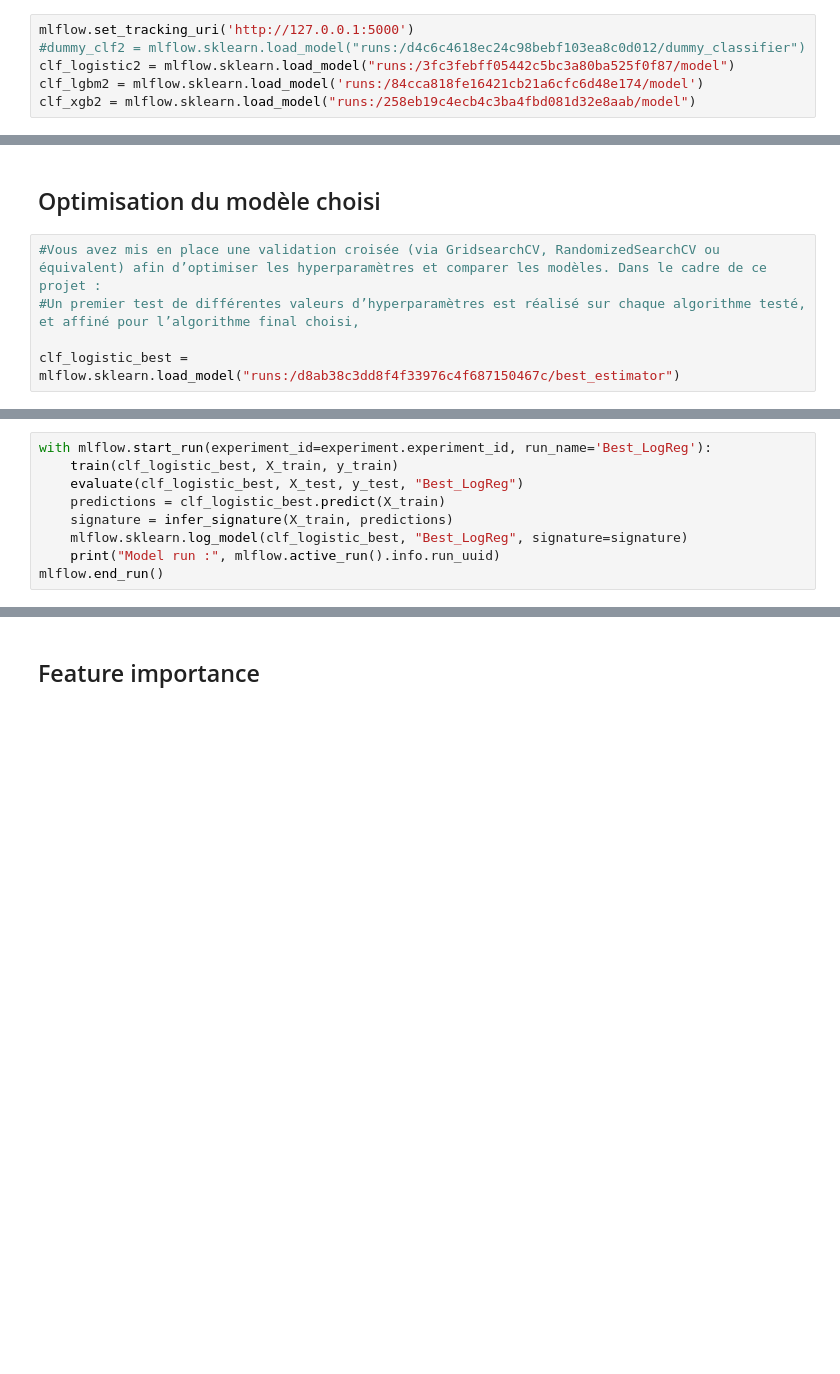
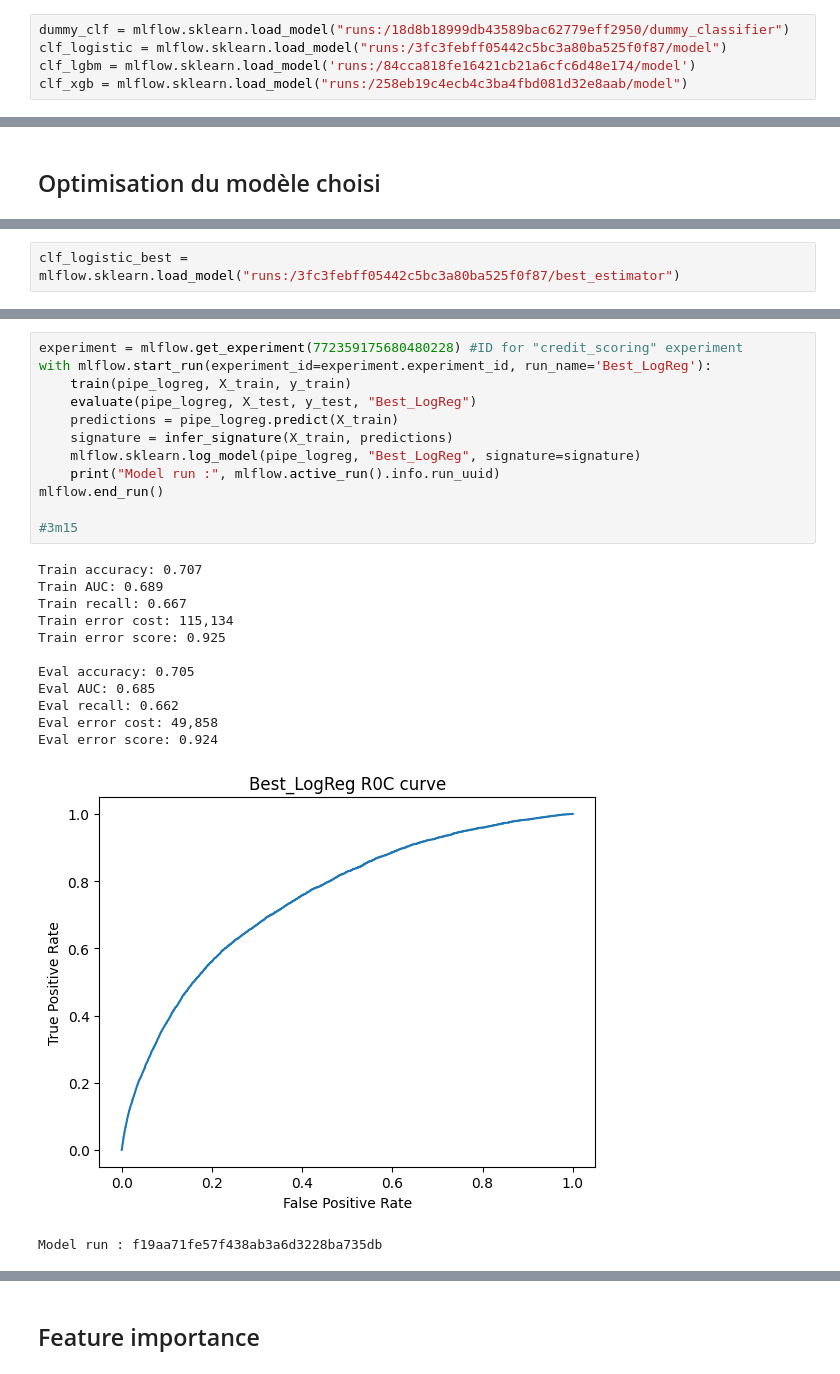
Before and after one commit to estellec18/modele_de_scoring, a Jupyter notebook: 02_Modelisation.ipynb, the cells around one changed output, grey strips where cells are left out. Cells and saved outputs as stored; diff of their text form; blank space fills up the shorter version.

```diff
--- a/02_Modelisation.ipynb
+++ b/02_Modelisation.ipynb
@@ -655,6 +654,5 @@ mlflow.autolog(disable=True)
 # %%
-mlflow.set_tracking_uri('http://127.0.0.1:5000')
-#dummy_clf2 = mlflow.sklearn.load_model("runs:/d4c6c4618ec24c98bebf103ea8c0d012/dummy_classifier")
-clf_logistic2 = mlflow.sklearn.load_model("runs:/3fc3febff05442c5bc3a80ba525f0f87/model")
-clf_lgbm2 = mlflow.sklearn.load_model('runs:/84cca818fe16421cb21a6cfc6d48e174/model')
-clf_xgb2 = mlflow.sklearn.load_model("runs:/258eb19c4ecb4c3ba4fbd081d32e8aab/model")
+dummy_clf = mlflow.sklearn.load_model("runs:/18d8b18999db43589bac62779eff2950/dummy_classifier")
+clf_logistic = mlflow.sklearn.load_model("runs:/3fc3febff05442c5bc3a80ba525f0f87/model")
+clf_lgbm = mlflow.sklearn.load_model('runs:/84cca818fe16421cb21a6cfc6d48e174/model')
+clf_xgb = mlflow.sklearn.load_model("runs:/258eb19c4ecb4c3ba4fbd081d32e8aab/model")
@@ -810,7 +807,2 @@ Le modèle XGBoost génère le plus de revenue au total (même en prenant en com
 # %% [markdown]
 ## Optimisation du modèle choisi
-# %%
-#Vous avez mis en place une validation croisée (via GridsearchCV, RandomizedSearchCV ou équivalent) afin d’optimiser les hyperparamètres et comparer les modèles. Dans le cadre de ce projet :
-#Un premier test de différentes valeurs d’hyperparamètres est réalisé sur chaque algorithme testé, et affiné pour l’algorithme final choisi,
-
-clf_logistic_best = mlflow.sklearn.load_model("runs:/d8ab38c3dd8f4f33976c4f687150467c/best_estimator")
@@ -816,0 +814,2 @@ clf_logistic_best = mlflow.sklearn.load_model("runs:/d8ab38c3dd8f4f33976c4f68715
+# %%
+clf_logistic_best = mlflow.sklearn.load_model("runs:/3fc3febff05442c5bc3a80ba525f0f87/best_estimator")
@@ -830,9 +855,26 @@ Pipeline(steps=[('scaler', MinMaxScaler()), ('smote', SMOTE(random_state=42)),
 # %%
+experiment = mlflow.get_experiment(772359175680480228) #ID for "credit_scoring" experiment
 with mlflow.start_run(experiment_id=experiment.experiment_id, run_name='Best_LogReg'):
-    train(clf_logistic_best, X_train, y_train)
-    evaluate(clf_logistic_best, X_test, y_test, "Best_LogReg")
-    predictions = clf_logistic_best.predict(X_train)
+    train(pipe_logreg, X_train, y_train)
+    evaluate(pipe_logreg, X_test, y_test, "Best_LogReg")
+    predictions = pipe_logreg.predict(X_train)
     signature = infer_signature(X_train, predictions)
-    mlflow.sklearn.log_model(clf_logistic_best, "Best_LogReg", signature=signature)
+    mlflow.sklearn.log_model(pipe_logreg, "Best_LogReg", signature=signature)
     print("Model run :", mlflow.active_run().info.run_uuid)
 mlflow.end_run()
+
+#3m15
+# %% [output]
+Train accuracy: 0.707
+Train AUC: 0.689
+Train recall: 0.667
+Train error cost: 115,134
+Train error score: 0.925
+
+Eval accuracy: 0.705
+Eval AUC: 0.685
+Eval recall: 0.662
+Eval error cost: 49,858
+Eval error score: 0.924
+[figure, added]
+Model run : f19aa71fe57f438ab3a6d3228ba735db
```
Also changed, not shown: parts of 64 cells of this notebook.
